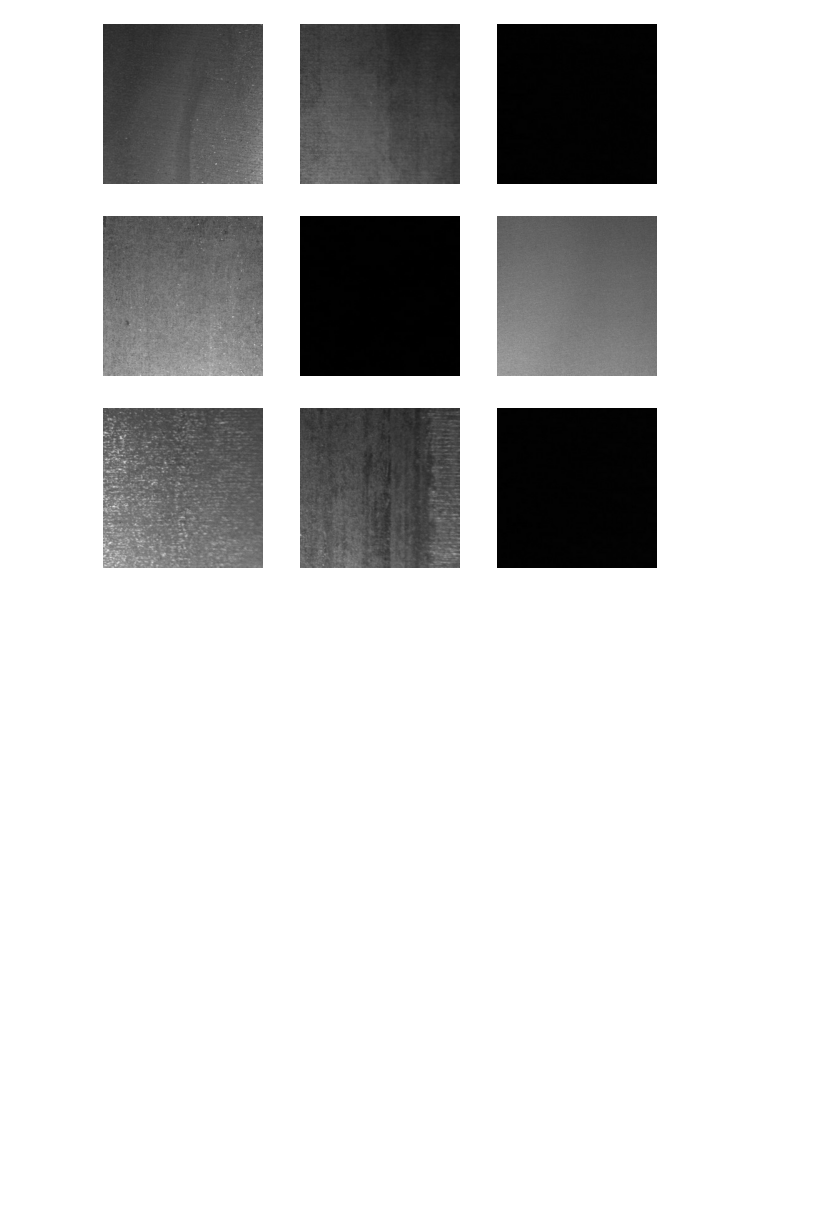
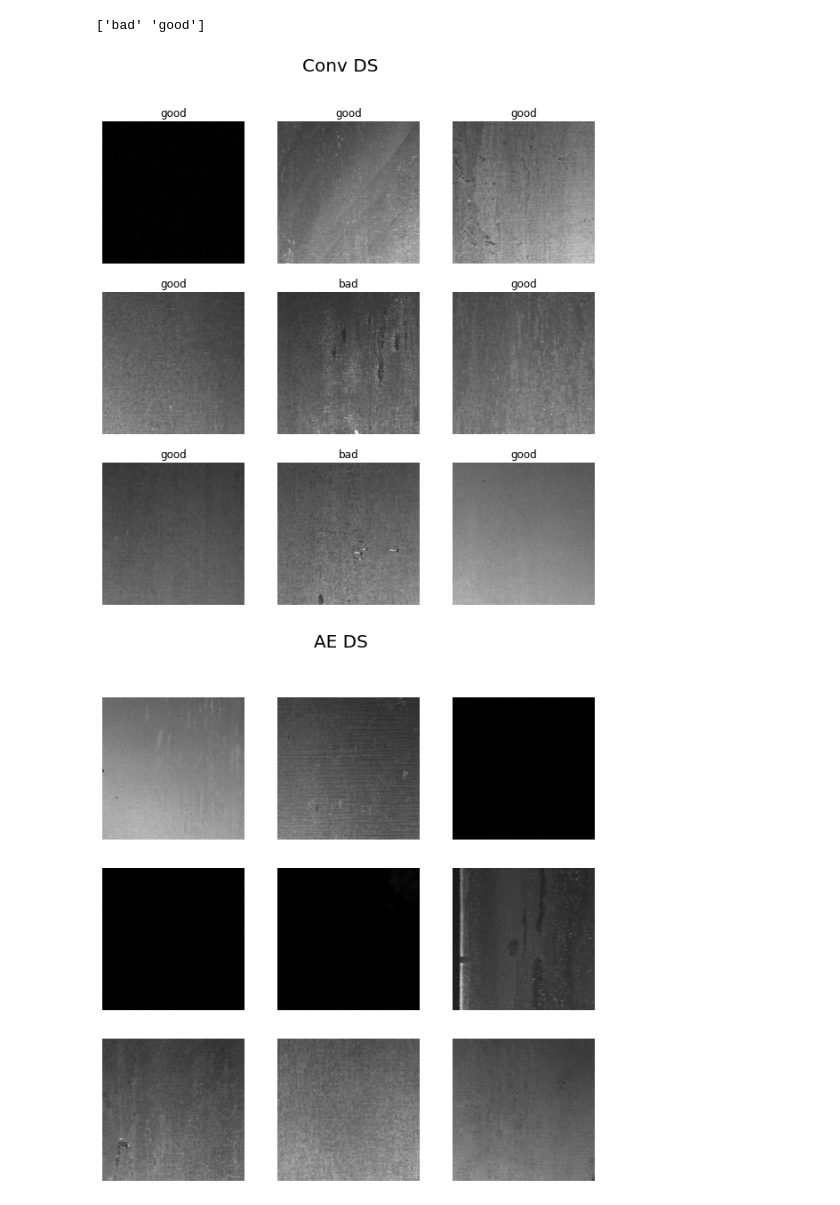
Before and after one commit to highproformas/dlv_groupwork, a Jupyter notebook: notebooks/Autoencoder.ipynb, the cells around one changed output. Saved outputs shown, nothing was run; the diff lists cells and outputs as text; code cells hidden in the pictures; blank space fills up the shorter version.

```diff
--- a/notebooks/Autoencoder.ipynb
+++ b/notebooks/Autoencoder.ipynb
@@ -21,3 +29,0 @@ list_ds = list_ds.shuffle(image_count, reshuffle_each_iteration=False)
-# %%
-for f in list_ds.take(5):
-    print(f.numpy())
@@ -65,11 +30,47 @@ val_ds = configure_for_performance(val_ds)
-# %%
-import matplotlib.pyplot as plt
-X_batch, _ = next(iter(train_ds))
-
-plt.figure(figsize=(10, 10))
-for i in range(9):
-    ax = plt.subplot(3, 3, i + 1)
-    plt.imshow(X_batch[i].numpy().astype("uint8"))
-    plt.axis("off")
-# %% [output]
-[figure, removed]
+# %%
+data_path = '../data'
+images_dir = pathlib.Path(f'{data_path}/images')
+class_names = np.array(sorted([item.name for item in images_dir.glob('*') if item.name != ".gitkeep"]))
+print(class_names)
+with open(os.path.join(data_path, 'specs.pickle'), 'rb') as f:
+    spec_conv, spec_ae = pickle.load(f)
+
+def load(name, spec):
+    out_path = os.path.join(data_path, name)
+    if not os.path.exists(out_path):
+        raise Exception('Path does not exist')
+    return tf.data.experimental.load(out_path, spec)
+# %% [output]
+['bad' 'good']
+# %%
+ae_train_ds = load('ae_train_ds', spec_ae)
+ae_val_ds = load('ae_val_ds', spec_ae)
+conv_train_ds = load('conv_train_ds', spec_conv)
+conv_val_ds = load('conv_val_ds', spec_conv)
+
+image_batch, label_batch = next(iter(conv_val_ds))
+X_batch, _ = next(iter(ae_val_ds))
+
+def plot_conv_ds(image_batch, label_batch):
+    fig = plt.figure(figsize=(10, 10))
+    fig.suptitle('Conv DS', fontsize=20)
+    for i in range(9):
+        ax = plt.subplot(3, 3, i + 1)
+        plt.imshow(image_batch[i].numpy().astype("uint8"))
+        label = label_batch[i]
+        plt.title(class_names[label])
+        plt.axis("off")
+
+def plot_ae_ds(image_batch):
+    fig = plt.figure(figsize=(10, 10))
+    fig.suptitle('AE DS', fontsize=20)
+    for i in range(9):
+        ax = plt.subplot(3, 3, i + 1)
+        plt.imshow(image_batch[i].numpy().astype("uint8"))
+        plt.axis("off")
+
+plot_conv_ds(image_batch, label_batch)
+plot_ae_ds(X_batch)
+# %% [output]
+[figure, added]
+[figure, added]
```
Also changed, not shown: parts of 17 cells of this notebook, 1 other file.
